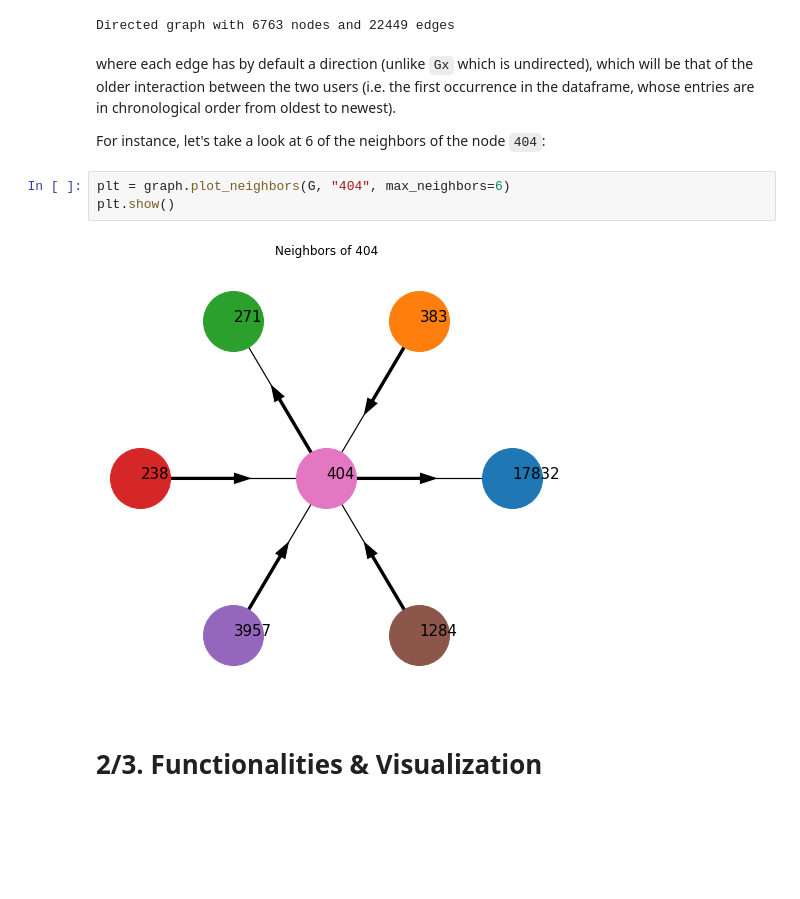
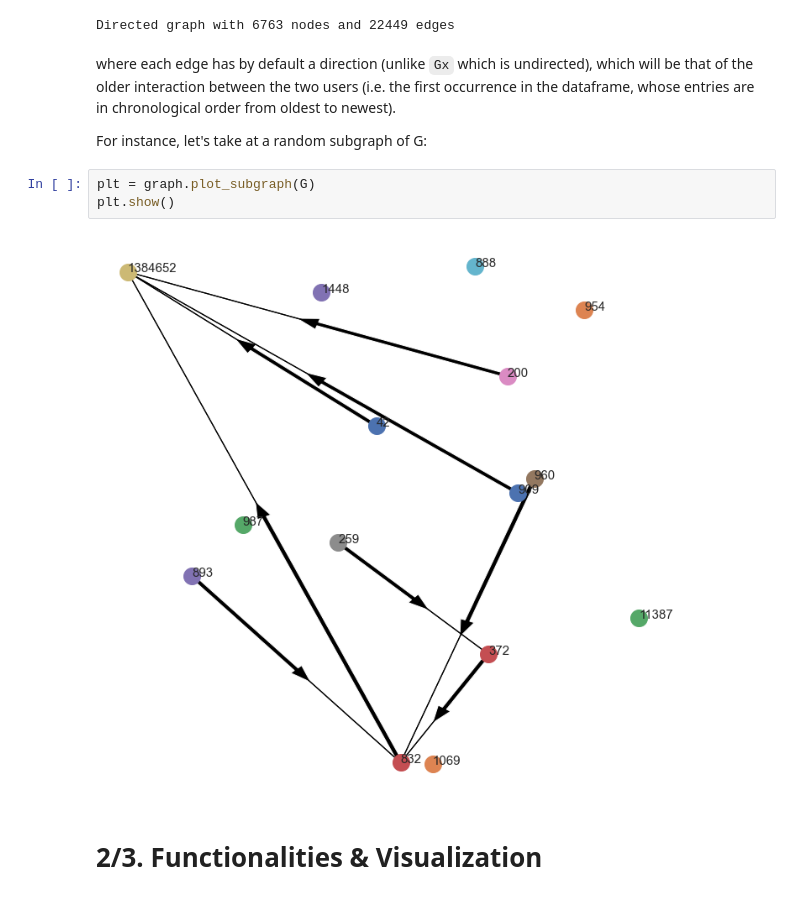
Before and after one commit to gmontill/ADM-HW5, a Jupyter notebook: main.ipynb, the cells around one changed output. Saved outputs shown, nothing was run; the diff lists cells and outputs as text; blank space fills up the shorter version.

```diff
--- a/main.ipynb
+++ b/main.ipynb
@@ -66,12 +66,12 @@ Directed graph with 6763 nodes and 22449 edges
 # %% [markdown]
 where each edge has by default a direction (unlike `Gx` which is undirected), which will be that of the older interaction between the two users (i.e. the first occurrence in the dataframe, whose entries are in chronological order from oldest to newest).
 
-For instance, let's take a look at 6 of the neighbors of the node `404`:
+For instance, let's take at a random subgraph of G:
 # %%
-plt = graph.plot_neighbors(G, "404", max_neighbors=6)
+plt = graph.plot_subgraph(G)
 plt.show()
 # %% [output]
-[figure, old version]
+[figure, new version]
 # %% [markdown]
 # 2/3. Functionalities & Visualization
 # %%
```
Also changed, not shown: parts of 12 cells of this notebook, 2 other files.
